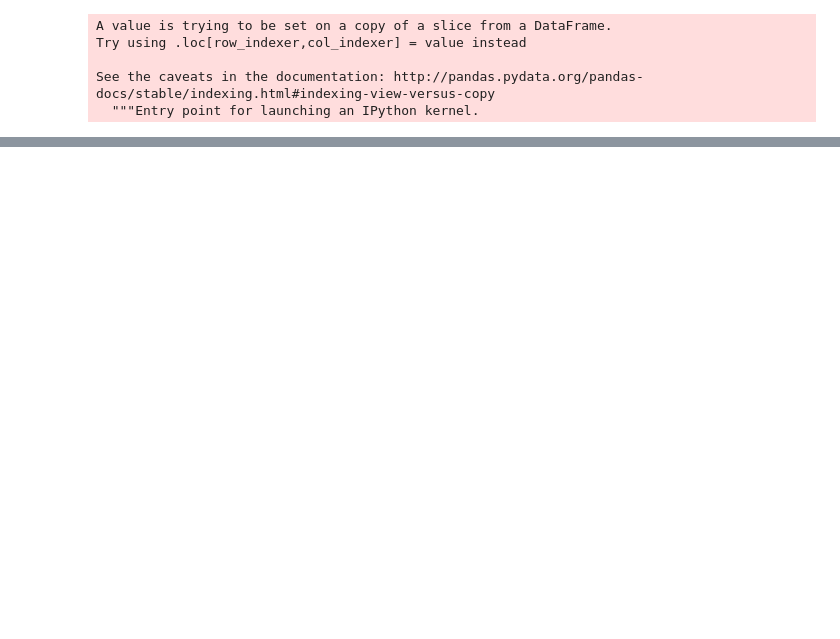
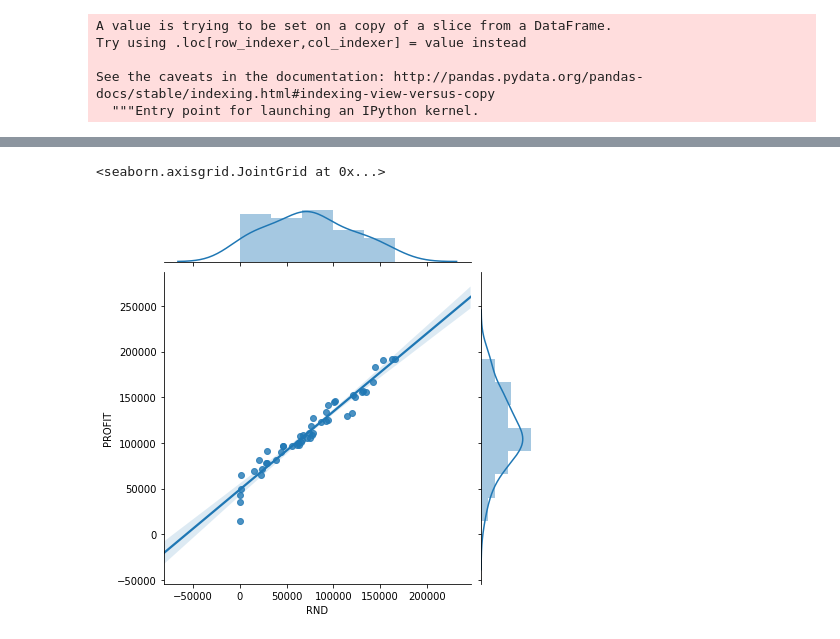
Before and after one commit to IamShrutika/ML, a Jupyter notebook: Linear regression.ipynb, the cells around one changed output, grey strips where cells are left out. Cells and saved outputs as stored; diff of their text form; code cells hidden in the pictures; blank space fills up the shorter version.

```diff
--- a/Linear regression.ipynb
+++ b/Linear regression.ipynb
@@ -97,0 +103,6 @@ Mean absolute error in model is 5979.51
+# %%
+import seaborn as sb
+sb.jointplot(x='RND', y='PROFIT',data=A,kind='reg')
+# %% [output]
+<seaborn.axisgrid.JointGrid at 0x...>
+[figure, added]
```
Also changed, not shown: parts of 4 cells of this notebook, 2 other files.
